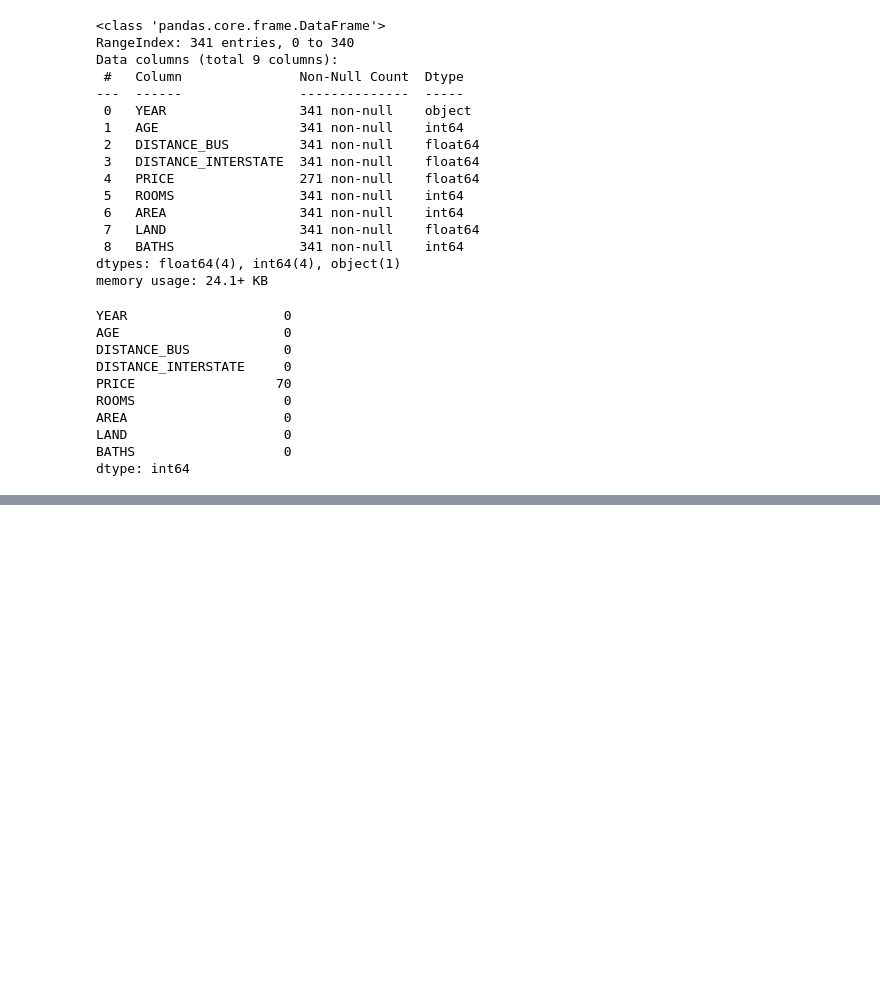
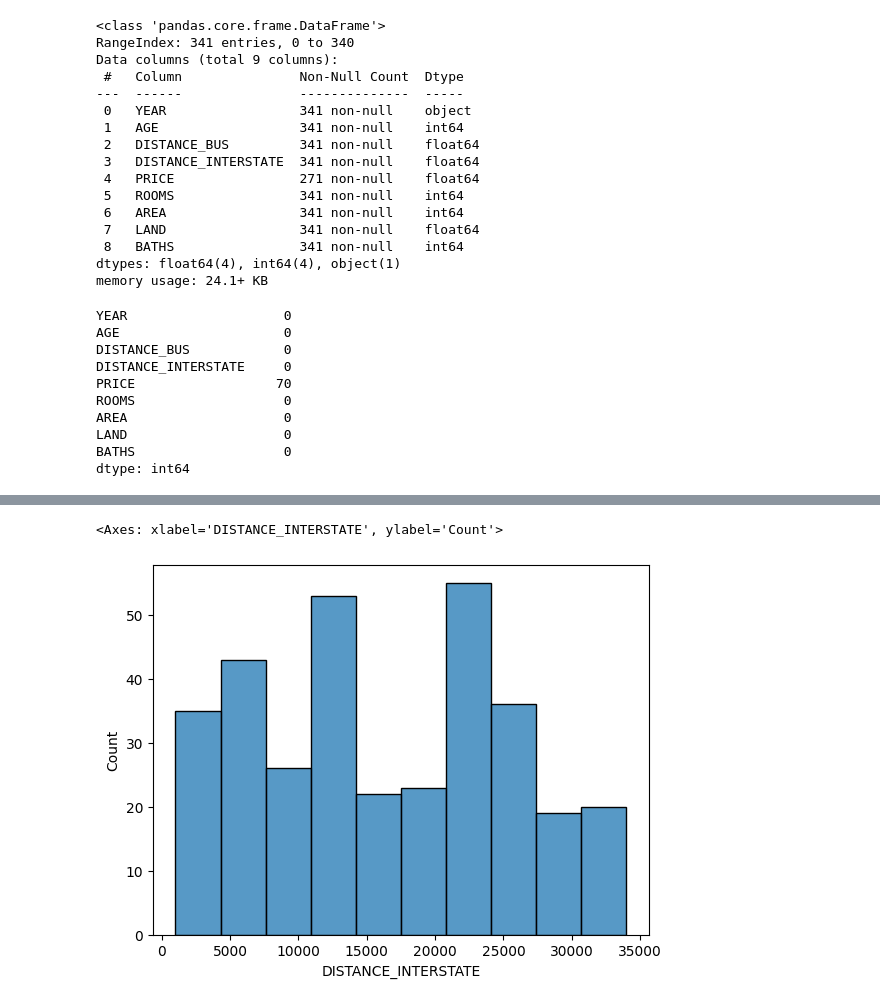
Before and after one commit to jodiaz04/Machine-learning---proyectos-, a Jupyter notebook: solucion_act_2.ipynb, the cells around one changed output, grey strips where cells are left out. Saved outputs shown, nothing was run; the diff lists cells and outputs as text; code cells hidden in the pictures; blank space fills up the shorter version.

```diff
--- a/solucion_act_2.ipynb
+++ b/solucion_act_2.ipynb
@@ -211,0 +228,5 @@ dtype: int64
+# %%
+sns.histplot(x=pgn['DISTANCE_INTERSTATE'])
+# %% [output]
+<Axes: xlabel='DISTANCE_INTERSTATE', ylabel='Count'>
+[figure, added]
```
Also changed, not shown: parts of 22 cells of this notebook.
